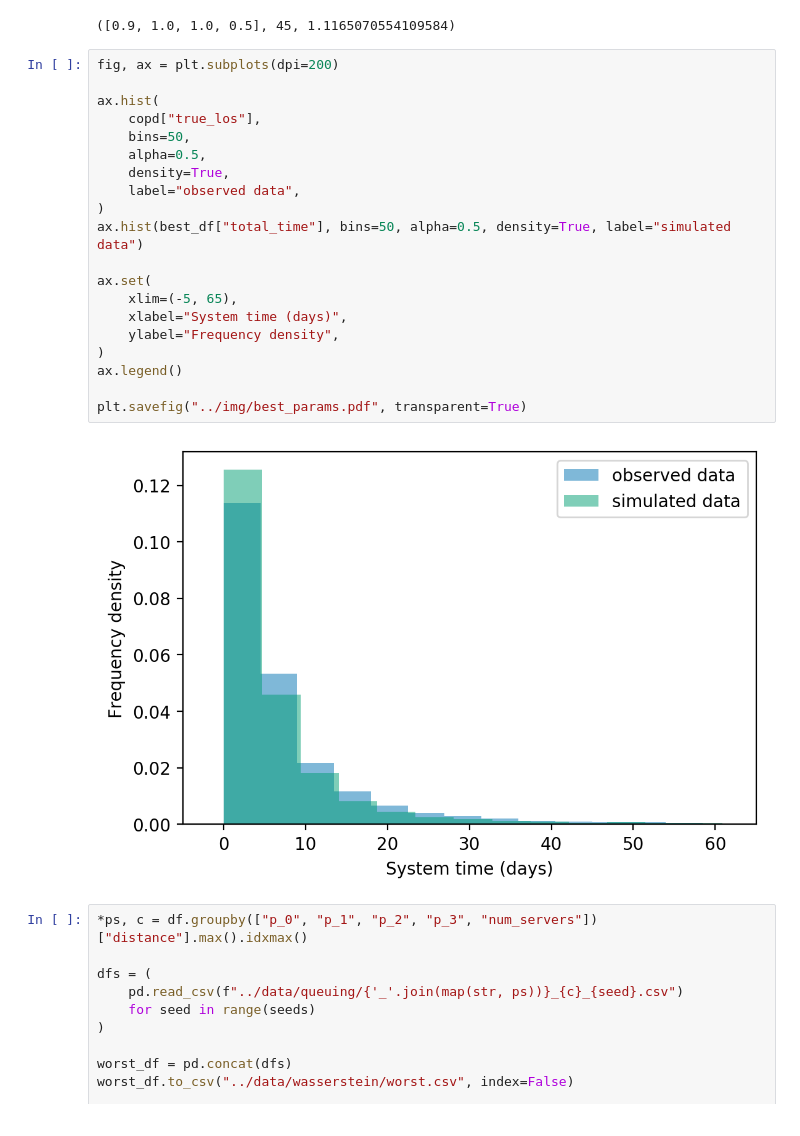
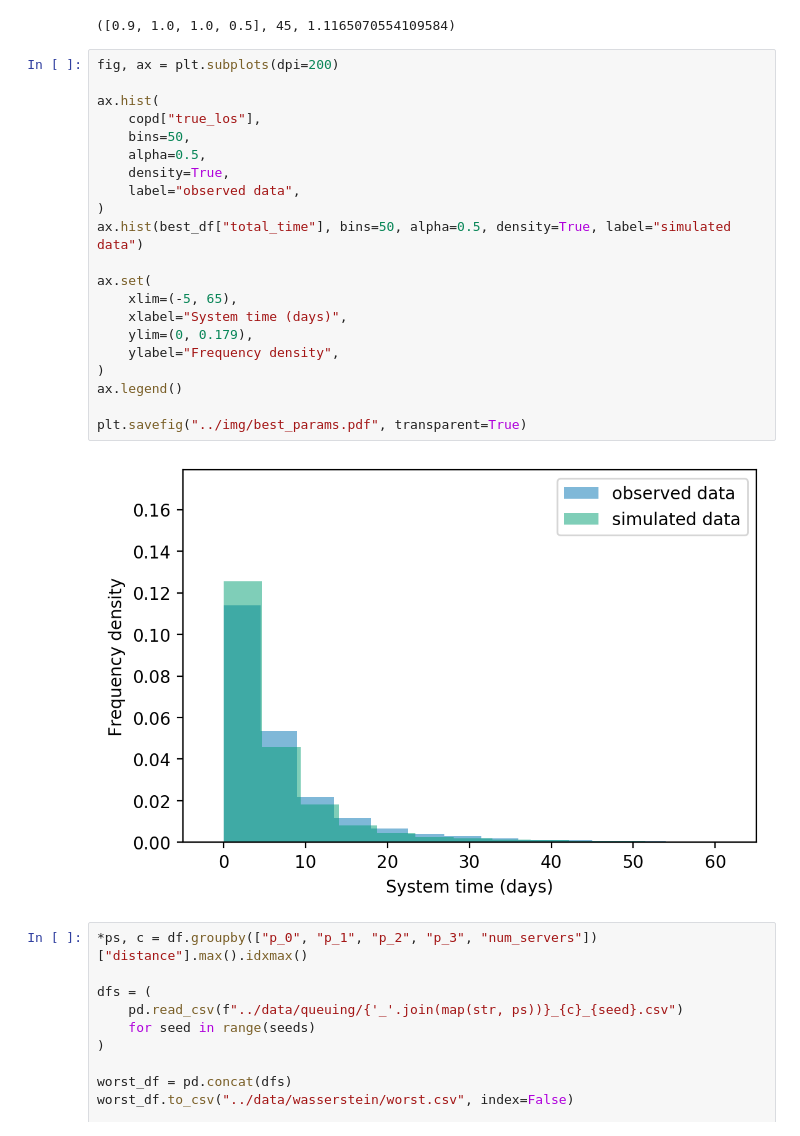
Before and after one commit to daffidwilde/copd-paper, a Jupyter notebook: nbs/queuing.ipynb, the cells around one changed output. Drawn from its saved outputs; the diff is of its cells as text.

Commit message:
Set yscale on Wasserstein plots to be the same.

```diff
--- a/nbs/queuing.ipynb
+++ b/nbs/queuing.ipynb
@@ -255,25 +255,26 @@ ps, c, df.groupby(["p_0", "p_1", "p_2", "p_3", "num_servers"])["distance"].max()
 # %%
 fig, ax = plt.subplots(dpi=200)
 
 ax.hist(
     copd["true_los"],
     bins=50,
     alpha=0.5,
     density=True,
     label="observed data",
 )
 ax.hist(best_df["total_time"], bins=50, alpha=0.5, density=True, label="simulated data")
 
 ax.set(
     xlim=(-5, 65),
     xlabel="System time (days)",
+    ylim=(0, 0.179),
     ylabel="Frequency density",
 )
 ax.legend()
 
 plt.savefig("../img/best_params.pdf", transparent=True)
 # %% [output]
-[figure, old version]
+[figure, new version]
 # %%
 *ps, c = df.groupby(["p_0", "p_1", "p_2", "p_3", "num_servers"])["distance"].max().idxmax()
 
```
Also changed, not shown: parts of 1 cell of this notebook, 3 other files.
